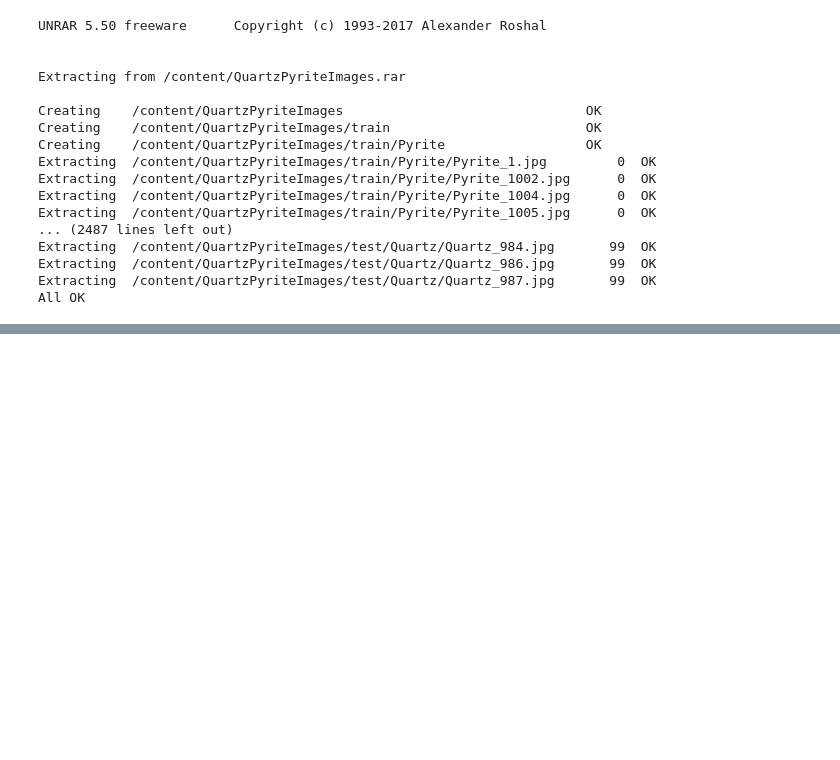
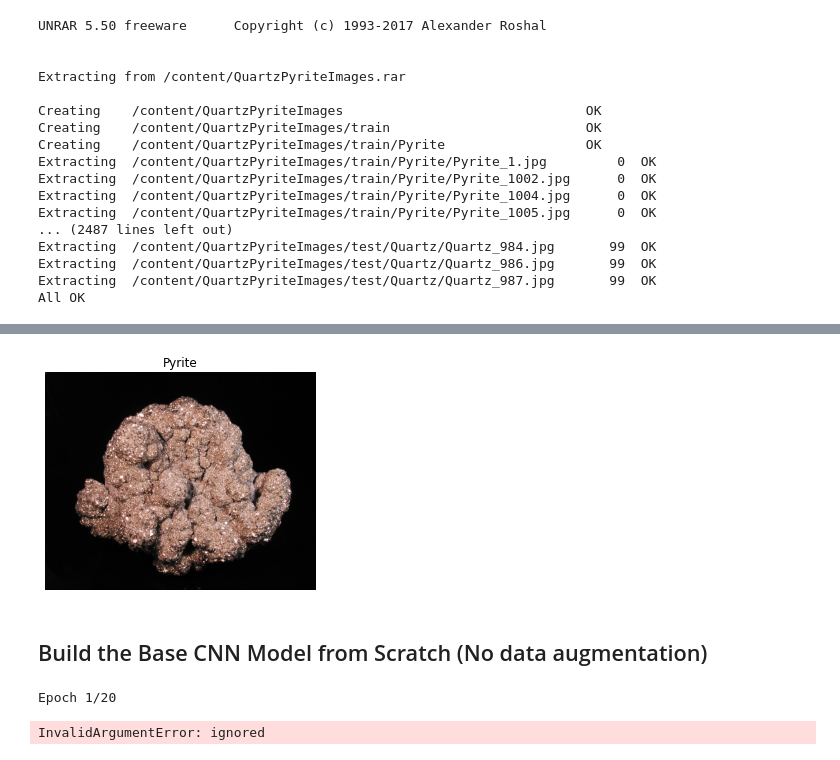
Before and after one commit to leogalbu/Mineral-Rocks-Image-Classification, a Jupyter notebook: Model_1_Quartz_Pyrite_Binary.ipynb, the cells around one changed output, grey strips where cells are left out. Drawn from its saved outputs; the diff is of its cells as text; code cells hidden in the pictures; blank space fills up the shorter version.

```diff
--- a/Model_1_Quartz_Pyrite_Binary.ipynb
+++ b/Model_1_Quartz_Pyrite_Binary.ipynb
@@ -42,0 +192,6 @@ All OK
+# %%
+img = random_image_picker("QuartzPyriteImages/train", "Pyrite")
+# %% [output]
+[figure, added]
+# %% [markdown]
+## Build the Base CNN Model from Scratch (No data augmentation)
@@ -42,0 +217,6 @@ All OK
+# %%
+# Fit the Model
+history_1_baseline = model_1_baseline.fit(test_data_set, epochs=20, steps_per_epoch=len(test_data_set), validation_data=test_data_set, validation_steps=len(test_data_set))
+# %% [output]
+Epoch 1/20
+InvalidArgumentError: ignored
```
Also changed, not shown: parts of 21 cells of this notebook.
